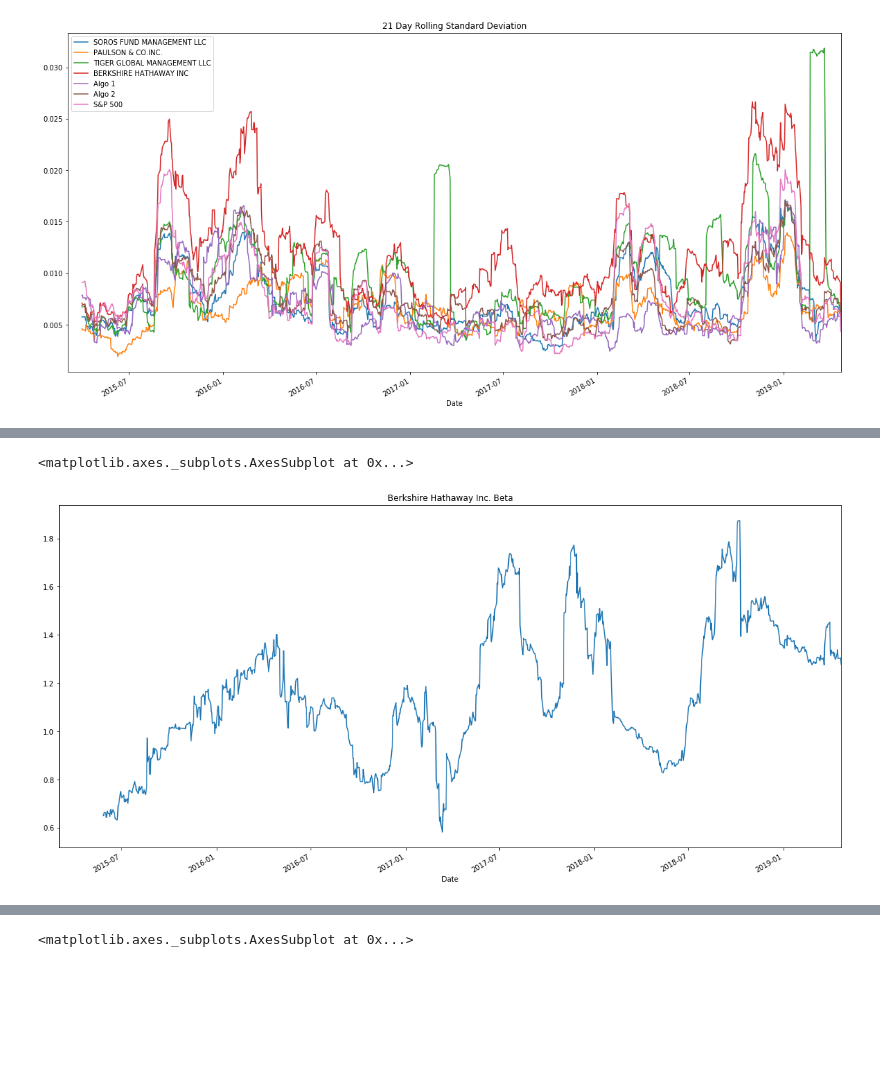
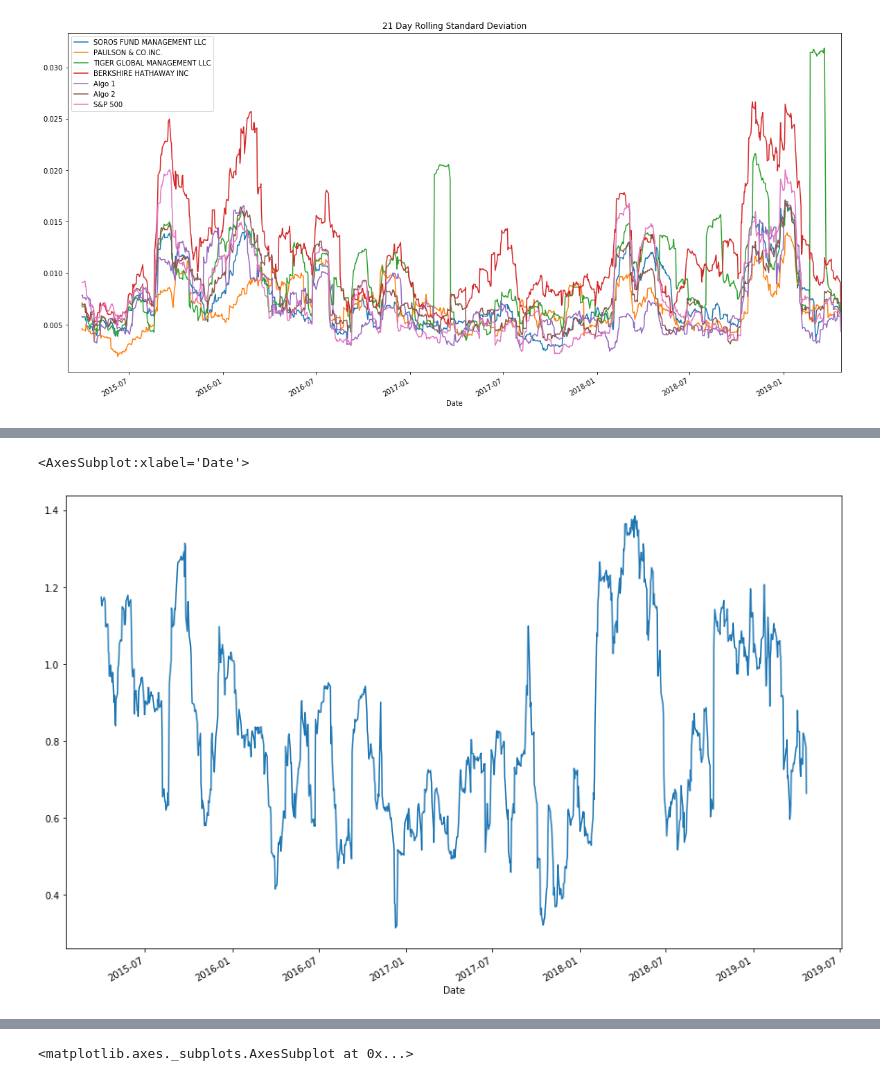
Before and after one commit to sudo-August/pandas-homework, a Jupyter notebook: whale_analysis.ipynb, the cells around one changed output, grey strips where cells are left out. Cells and saved outputs as stored; diff of their text form; code cells hidden in the pictures; blank space fills up the shorter version.

Commit message:
Finished Rolling Statistics portion basic problem solving

```diff
--- a/whale_analysis.ipynb
+++ b/whale_analysis.ipynb
@@ -336,3 +360,8 @@ Risk changes over time. Analyze the rolling statistics for Risk and Beta.
 | Algo 1 | 0.321211 | 0.26884 | 0.164387 | 0.292033 | 1 | 0.288243 | ... |
 | Algo 2 | 0.826873 | 0.678152 | 0.507414 | 0.688082 | 0.288243 | 1 | ... |
 | S&P 500 | 0.837864 | 0.669732 | 0.623946 | 0.751371 | 0.279494 | 0.858764 | ... |
+# %%
+window=21
+# %%
+rolling_cov = combined_returns["Algo 2"].rolling(window=window).cov(combined_returns["S&P 500"])
+rolling_cov.plot(figsize=(15,10), fontsize=10)
@@ -338,0 +371,3 @@ Risk changes over time. Analyze the rolling statistics for Risk and Beta.
+# %%
+rolling_var = combined_returns["Algo 2"].rolling(window=window).var()
+rolling_var.plot(figsize=(15,10), fontsize=10)
@@ -339,7 +377,10 @@ Risk changes over time. Analyze the rolling statistics for Risk and Beta.
 # %%
 # Calculate Beta for a single portfolio compared to the total market (S&P 500)
 # (Your graph may differ, dependent upon which portfolio you are comparing)
 # YOUR CODE HERE
+# Algo 2 beta = covariance(algo_daily_returns, SP500_daily) / varaince
+rolling_beta = rolling_cov / rolling_var
+rolling_beta.plot(figsize=(15,10), fontsize=10)
 # %% [output]
-<matplotlib.axes._subplots.AxesSubplot at 0x...>
+<AxesSubplot:xlabel='Date'>
-[figure, old version]
+[figure, new version]
```
Also changed, not shown: parts of 10 cells of this notebook.
